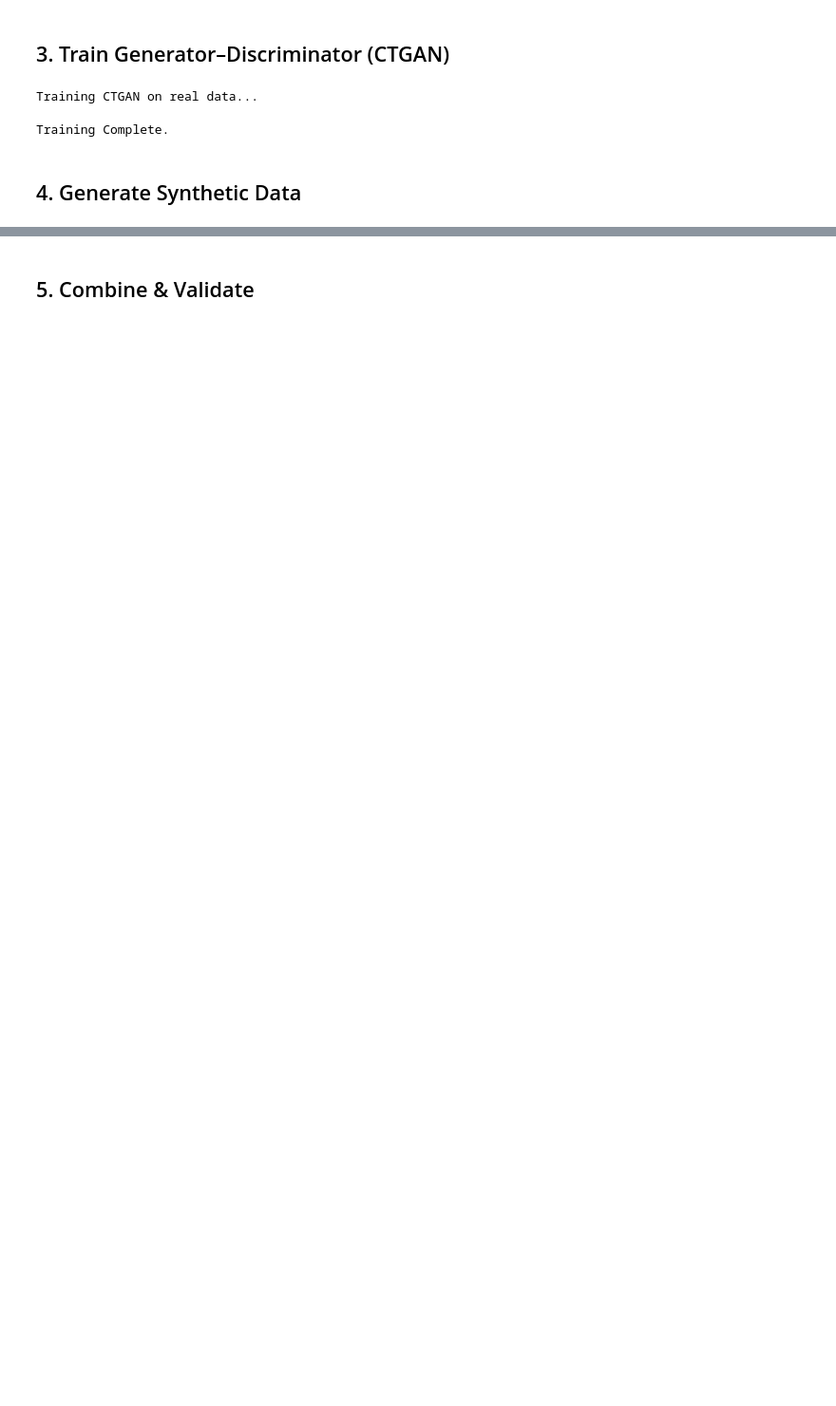
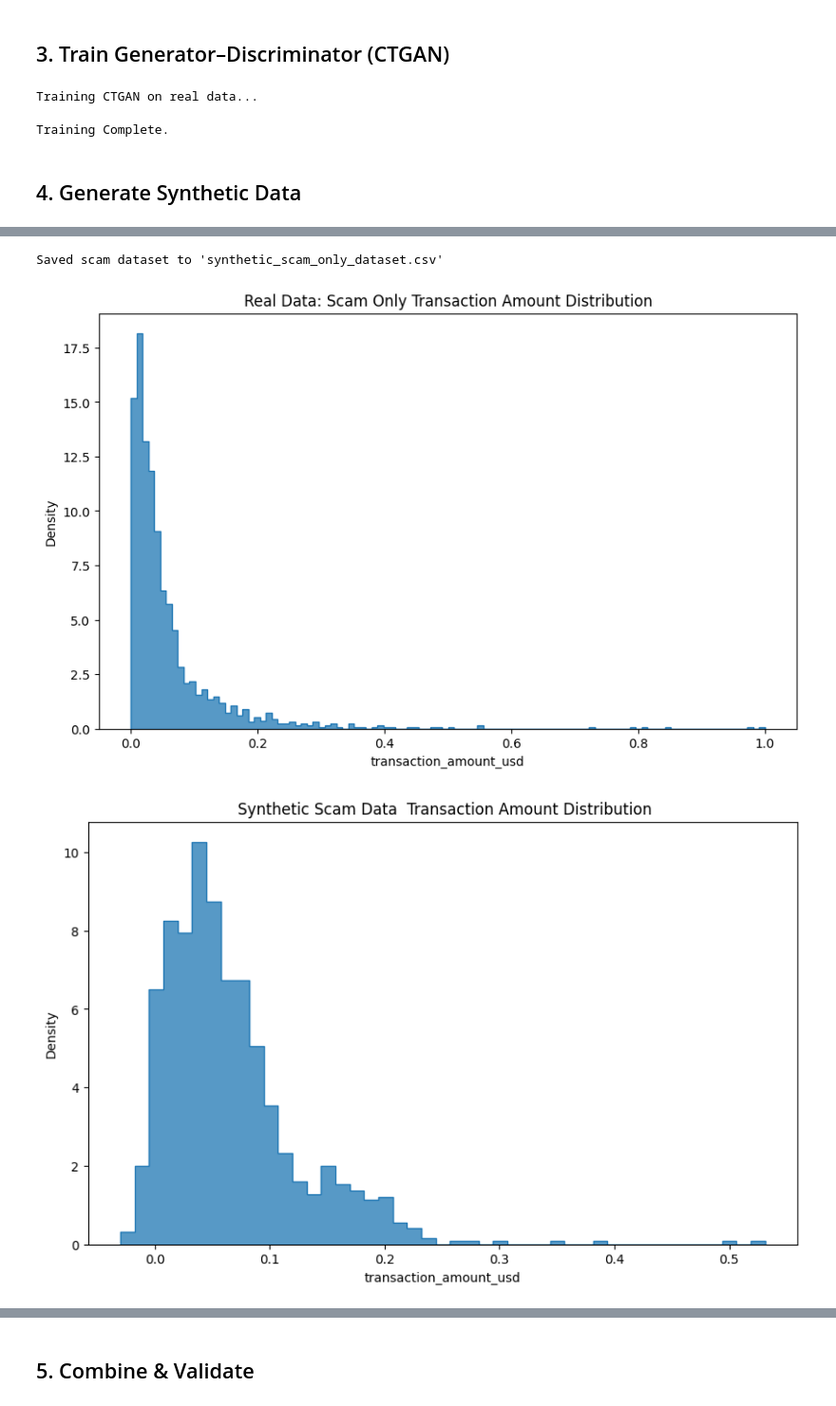
Before and after one commit to aekanshkhandelwal/Synthetic_Data_Generation, a Jupyter notebook: notebook.ipynb, the cells around one changed output, grey strips where cells are left out. Shown at 95% size. Cells and saved outputs as stored; diff of their text form; code cells hidden in the pictures; blank space fills up the shorter version.

```diff
--- a/notebook.ipynb
+++ b/notebook.ipynb
@@ -218,0 +269,18 @@ Generated 604 synthetic scam transactions.
+# %%
+synthetic_scam_data.to_csv('synthetic_scam_only_dataset.csv', index=False)
+print("Saved scam dataset to 'synthetic_scam_only_dataset.csv'")
+# %% [output]
+Saved scam dataset to 'synthetic_scam_only_dataset.csv'
+# %%
+plt.figure(figsize=(10, 6))
+sns.histplot(data=df, x='transaction_amount_usd', element='step', stat='density', common_norm=False)
+plt.title('Real Data: Scam Only Transaction Amount Distribution')
+plt.show()
+
+plt.figure(figsize=(10, 6))
+sns.histplot(data=synthetic_scam_data, x='transaction_amount_usd', element='step', stat='density', common_norm=False)
+plt.title(' Synthetic Scam Data  Transaction Amount Distribution')
+plt.show()
+# %% [output]
+[figure, added]
+[figure, added]
```
Also changed, not shown: parts of 21 cells of this notebook.
